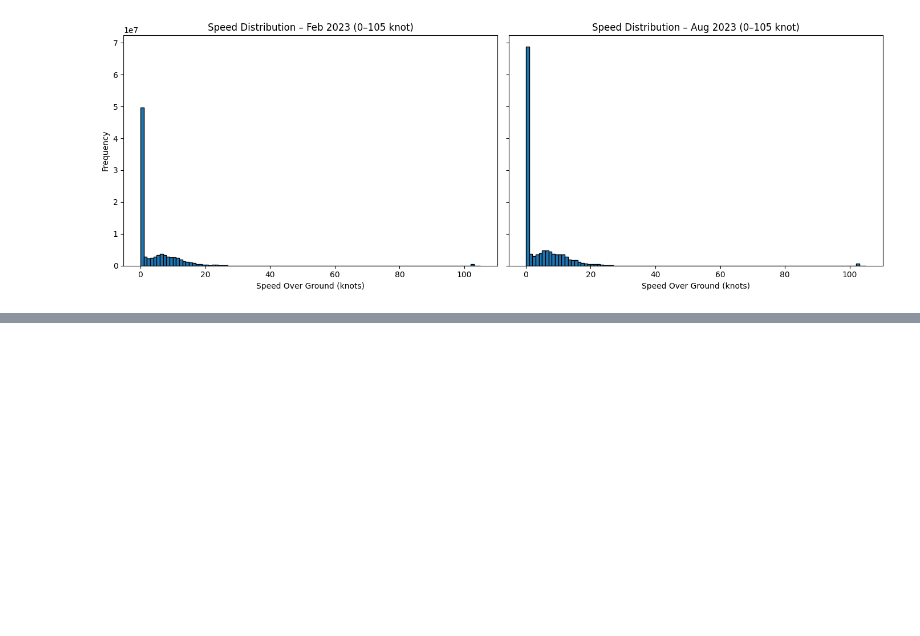
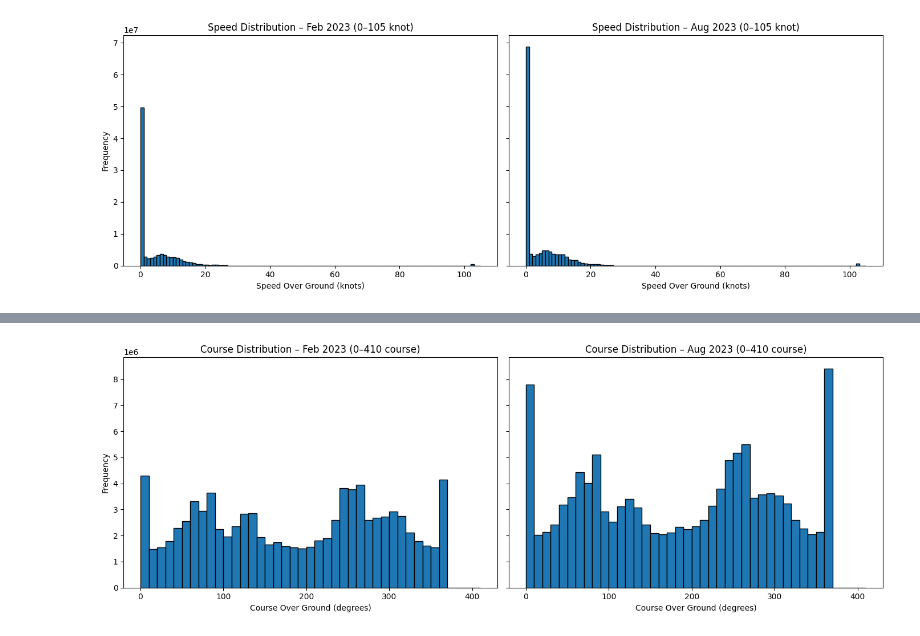
Before and after one commit to christopher192/machine-learning-project, a Jupyter notebook: ais-anchorage-detection-and-segmentation/data_analytics.ipynb, the cells around one changed output, grey strips where cells are left out. Drawn from its saved outputs; the diff is of its cells as text; code cells hidden in the pictures; blank space fills up the shorter version.

```diff
--- a/ais-anchorage-detection-and-segmentation/data_analytics.ipynb
+++ b/ais-anchorage-detection-and-segmentation/data_analytics.ipynb
@@ -104 +124,20 @@ plt.show()
+# %%
+# course
+fig, axes = plt.subplots(1, 2, figsize=(14, 5), sharey=True)
+
+# february course histogram
+axes[0].hist(feb_df["COURSE"], bins=41, range=(0, 410), edgecolor="black")
+axes[0].set_xlabel("Course Over Ground (degrees)")
+axes[0].set_ylabel("Frequency")
+axes[0].set_title("Course Distribution – Feb 2023 (0–410 course)")
+
+# august heading histogram
+axes[1].hist(aug_df["COURSE"], bins=41, range=(0, 410), edgecolor="black")
+axes[1].set_xlabel("Course Over Ground (degrees)")
+axes[1].set_title("Course Distribution – Aug 2023 (0–410 course)")
+
+plt.tight_layout()
+plt.show()
+# %% [output]
+[figure, added]
 # %%
```
Also changed, not shown: parts of 3 cells of this notebook, 3 other files.
